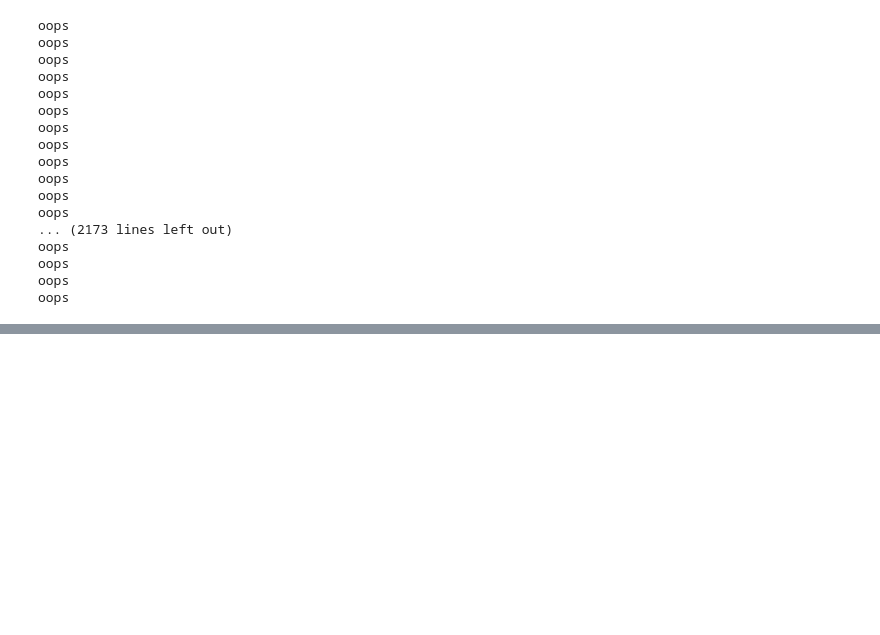
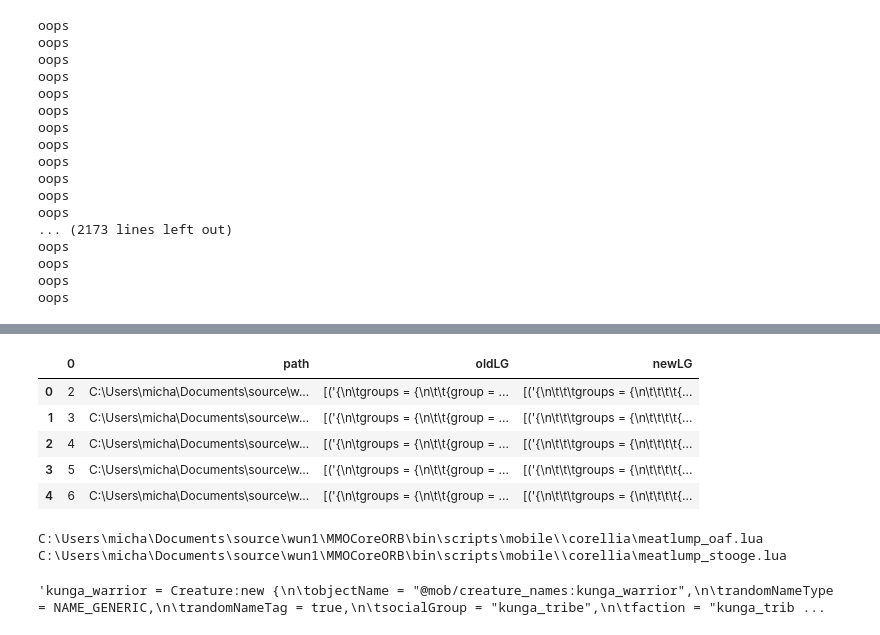
Before and after one commit to monkjames/swgPythonJunk, a Jupyter notebook: lootdif.ipynb, the cells around one changed output, grey strips where cells are left out. Saved outputs shown, nothing was run; the diff lists cells and outputs as text; code cells hidden in the pictures; blank space fills up the shorter version.

```diff
--- a/lootdif.ipynb
+++ b/lootdif.ipynb
@@ -85,0 +86,34 @@ df.to_excel("excelout/lootdifs.xlsx")
+# %%
+df = pd.read_excel("excelout/lootdifs_afterDone.xlsx")
+df.head(5)
+# %% [output]
+|  | 0 | path | oldLG | newLG |
+| 0 | 2 | C:\Users\micha\Documents\source\w... | [('{\n\tgroups = {\n\t\t{group = ... | [('{\n\t\t\tgroups = {\n\t\t\t\t{... |
+| 1 | 3 | C:\Users\micha\Documents\source\w... | [('{\n\tgroups = {\n\t\t{group = ... | [('{\n\t\t\tgroups = {\n\t\t\t\t{... |
+| 2 | 4 | C:\Users\micha\Documents\source\w... | [('{\n\tgroups = {\n\t\t{group = ... | [('{\n\t\t\tgroups = {\n\t\t\t\t{... |
+| 3 | 5 | C:\Users\micha\Documents\source\w... | [('{\n\tgroups = {\n\t\t{group = ... | [('{\n\t\t\tgroups = {\n\t\t\t\t{... |
+| 4 | 6 | C:\Users\micha\Documents\source\w... | [('{\n\tgroups = {\n\t\t{group = ... | [('{\n\t\t\tgroups = {\n\t\t\t\t{... |
+# %%
+for i in range(len(df)):
+    #if df.iloc[i,1].find("mokk")>=0:
+    #print(df.iloc[i,1])
+    oldy, newy = getFileContents(df.iloc[i,1])
+    a = re.search(re_occurences, oldy)
+    b = re.search(re_occurences, newy)
+    try:
+        newFile = newy.replace(b.group(0), a.group(0))
+        #print(newFile)
+        #break
+        f = open(df.iloc[i,1], "w")
+        f.write(newFile)
+        f.close()
+    except:
+        print(df.iloc[i,1])
+        errors+=1
+# %% [output]
+C:\Users\micha\Documents\source\wun1\MMOCoreORB\bin\scripts\mobile\\corellia\meatlump_oaf.lua
+C:\Users\micha\Documents\source\wun1\MMOCoreORB\bin\scripts\mobile\\corellia\meatlump_stooge.lua
+# %%
+oldy
+# %% [output]
+'kunga_warrior = Creature:new {\n\tobjectName = "@mob/creature_names:kunga_warrior",\n\trandomNameType = NAME_GENERIC,\n\trandomNameTag = true,\n\tsocialGroup = "kunga_tribe",\n\tfaction = "kunga_trib ...
```
Also changed, not shown: parts of 4 cells of this notebook, 18 other files.
